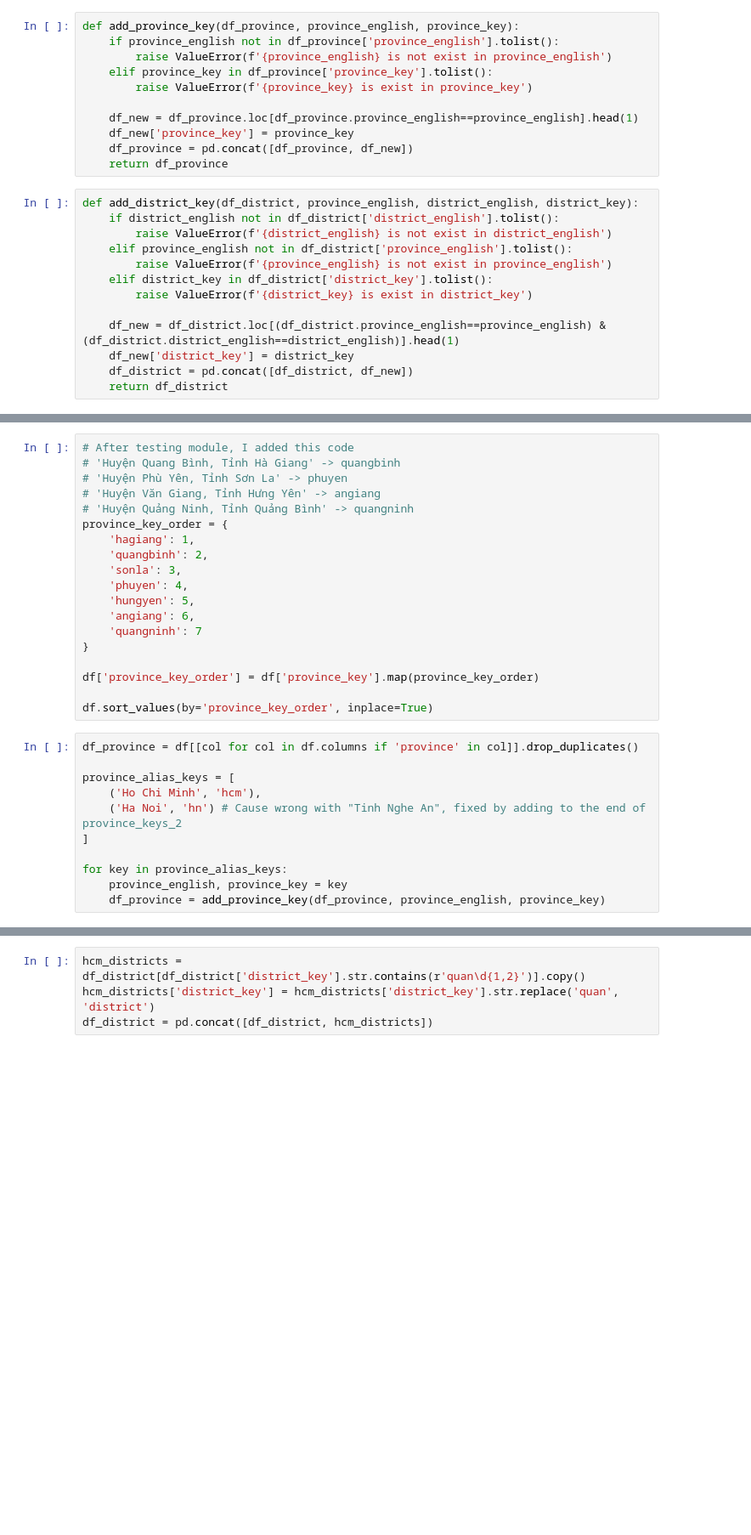
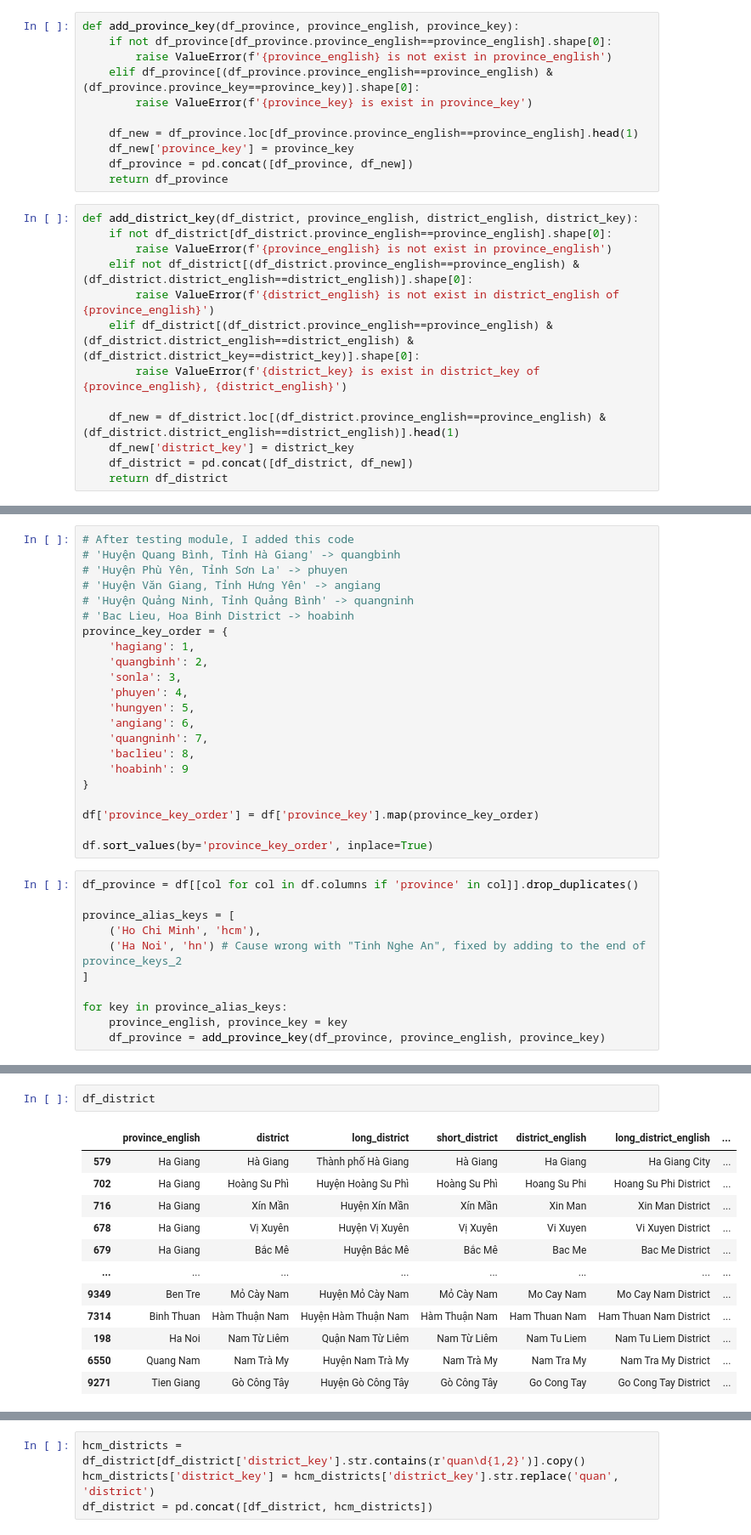
Before and after one commit to tranngocminhhieu/vietnam-administrative-units, a Jupyter notebook: notebook/build_pickle_2.ipynb, the cells around one changed output, grey strips where cells are left out. Shown at 85% size. Cells and saved outputs as stored; diff of their text form; blank space fills up the shorter version.

```diff
--- a/notebook/build_pickle_2.ipynb
+++ b/notebook/build_pickle_2.ipynb
@@ -22,9 +22,9 @@ def create_district_key(text):
     return c_text
 # %%
 def add_province_key(df_province, province_english, province_key):
-    if province_english not in df_province['province_english'].tolist():
+    if not df_province[df_province.province_english==province_english].shape[0]:
         raise ValueError(f'{province_english} is not exist in province_english')
-    elif province_key in df_province['province_key'].tolist():
+    elif df_province[(df_province.province_english==province_english) & (df_province.province_key==province_key)].shape[0]:
         raise ValueError(f'{province_key} is exist in province_key')
 
     df_new = df_province.loc[df_province.province_english==province_english].head(1)
@@ -33,12 +33,12 @@ def add_province_key(df_province, province_english, province_key):
     return df_province
 # %%
 def add_district_key(df_district, province_english, district_english, district_key):
-    if district_english not in df_district['district_english'].tolist():
-        raise ValueError(f'{district_english} is not exist in district_english')
-    elif province_english not in df_district['province_english'].tolist():
+    if not df_district[df_district.province_english==province_english].shape[0]:
         raise ValueError(f'{province_english} is not exist in province_english')
-    elif district_key in df_district['district_key'].tolist():
-        raise ValueError(f'{district_key} is exist in district_key')
+    elif not df_district[(df_district.province_english==province_english) & (df_district.district_english==district_english)].shape[0]:
+        raise ValueError(f'{district_english} is not exist in district_english of {province_english}')
+    elif df_district[(df_district.province_english==province_english) & (df_district.district_english==district_english) & (df_district.district_key==district_key)].shape[0]:
+        raise ValueError(f'{district_key} is exist in district_key of {province_english}, {district_english}')
 
     df_new = df_district.loc[(df_district.province_english==province_english) & (df_district.district_english==district_english)].head(1)
     df_new['district_key'] = district_key
@@ -112,6 +112,7 @@ duplicated_ward_district_keys = df_duplicated_wards.district_key.unique().tolist
 # 'Huyện Phù Yên, Tỉnh Sơn La' -> phuyen
 # 'Huyện Văn Giang, Tỉnh Hưng Yên' -> angiang
 # 'Huyện Quảng Ninh, Tỉnh Quảng Bình' -> quangninh
+# 'Bac Lieu, Hoa Binh District -> hoabinh
 province_key_order = {
     'hagiang': 1,
     'quangbinh': 2,
@@ -119,7 +120,9 @@ province_key_order = {
     'phuyen': 4,
     'hungyen': 5,
     'angiang': 6,
-    'quangninh': 7
+    'quangninh': 7,
+    'baclieu': 8,
+    'hoabinh': 9
 }
 
 df['province_key_order'] = df['province_key'].map(province_key_order)
@@ -146,3 +202,18 @@ district_alias_keys = [
 for key in district_alias_keys:
     province_english, district_english, district_key = key
     df_district = add_district_key(df_district, province_english, district_english, district_key)
+# %%
+df_district
+# %% [output]
+|  | province_english | district | long_district | short_district | district_english | long_district_english | ... |
+| 579 | Ha Giang | Hà Giang | Thành phố Hà Giang | Hà Giang | Ha Giang | Ha Giang City | ... |
+| 702 | Ha Giang | Hoàng Su Phì | Huyện Hoàng Su Phì | Hoàng Su Phì | Hoang Su Phi | Hoang Su Phi District | ... |
+| 716 | Ha Giang | Xín Mần | Huyện Xín Mần | Xín Mần | Xin Man | Xin Man District | ... |
+| 678 | Ha Giang | Vị Xuyên | Huyện Vị Xuyên | Vị Xuyên | Vi Xuyen | Vi Xuyen District | ... |
+| 679 | Ha Giang | Bắc Mê | Huyện Bắc Mê | Bắc Mê | Bac Me | Bac Me District | ... |
+| ... | ... | ... | ... | ... | ... | ... | ... |
+| 9349 | Ben Tre | Mỏ Cày Nam | Huyện Mỏ Cày Nam | Mỏ Cày Nam | Mo Cay Nam | Mo Cay Nam District | ... |
+| 7314 | Binh Thuan | Hàm Thuận Nam | Huyện Hàm Thuận Nam | Hàm Thuận Nam | Ham Thuan Nam | Ham Thuan Nam District | ... |
+| 198 | Ha Noi | Nam Từ Liêm | Quận Nam Từ Liêm | Nam Từ Liêm | Nam Tu Liem | Nam Tu Liem District | ... |
+| 6550 | Quang Nam | Nam Trà My | Huyện Nam Trà My | Nam Trà My | Nam Tra My | Nam Tra My District | ... |
+| 9271 | Tien Giang | Gò Công Tây | Huyện Gò Công Tây | Gò Công Tây | Go Cong Tay | Go Cong Tay District | ... |
```
Also changed, not shown: parts of 3 cells of this notebook, 8 other files.
